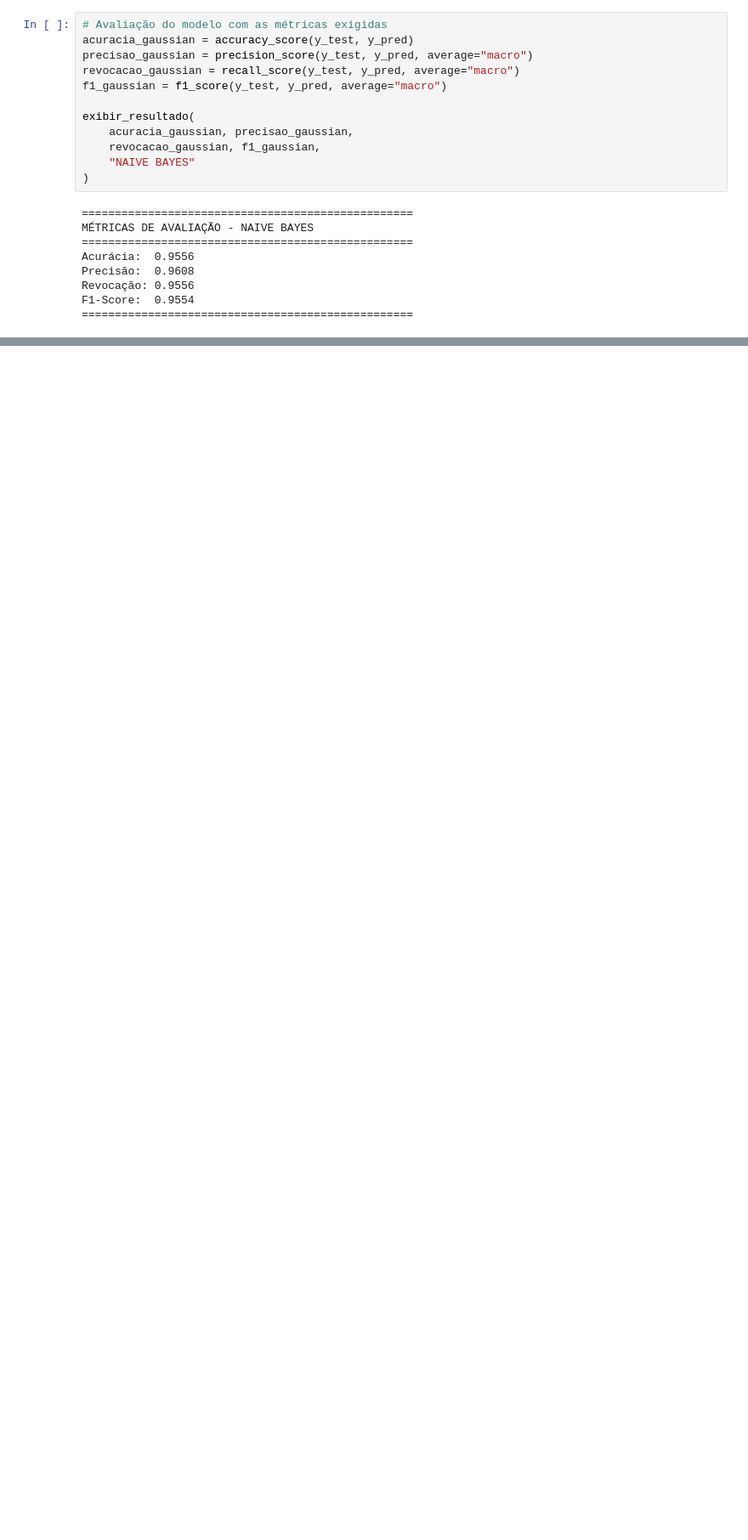
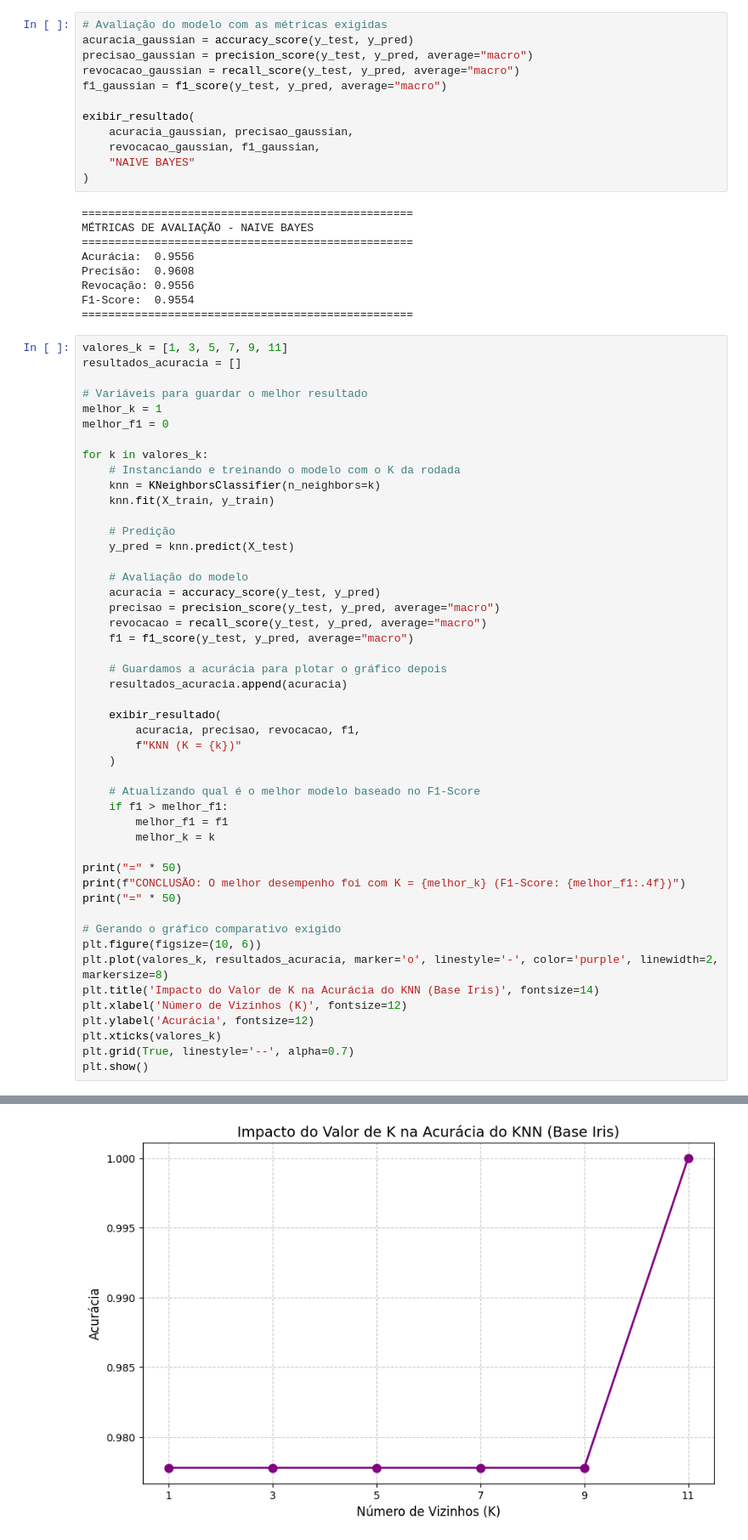
Before and after one commit to the-paiva/algoritmos_supervisionados, a Jupyter notebook: iris.ipynb, the cells around one changed output, grey strips where cells are left out. Shown at 85% size. Cells and saved outputs as stored; diff of their text form; blank space fills up the shorter version.

Commit message:
Adiciona o algoritmo KNN à base Iris

```diff
--- a/iris.ipynb
+++ b/iris.ipynb
@@ -127,3 +129,52 @@ Precisão:  0.9608
 Revocação: 0.9556
 F1-Score:  0.9554
 ==================================================
+# %%
+valores_k = [1, 3, 5, 7, 9, 11]
+resultados_acuracia = []
+
+# Variáveis para guardar o melhor resultado
+melhor_k = 1
+melhor_f1 = 0
+
+for k in valores_k:
+    # Instanciando e treinando o modelo com o K da rodada
+    knn = KNeighborsClassifier(n_neighbors=k)
+    knn.fit(X_train, y_train)
+
+    # Predição
+    y_pred = knn.predict(X_test)
+
+    # Avaliação do modelo
+    acuracia = accuracy_score(y_test, y_pred)
+    precisao = precision_score(y_test, y_pred, average="macro")
+    revocacao = recall_score(y_test, y_pred, average="macro")
+    f1 = f1_score(y_test, y_pred, average="macro")
+
+    # Guardamos a acurácia para plotar o gráfico depois
+    resultados_acuracia.append(acuracia)
+
+    exibir_resultado(
+        acuracia, precisao, revocacao, f1,
+        f"KNN (K = {k})"
+    )
+
+    # Atualizando qual é o melhor modelo baseado no F1-Score
+    if f1 > melhor_f1:
+        melhor_f1 = f1
+        melhor_k = k
+
+print("=" * 50)
+print(f"CONCLUSÃO: O melhor desempenho foi com K = {melhor_k} (F1-Score: {melhor_f1:.4f})")
+print("=" * 50)
+
+# Gerando o gráfico comparativo exigido
+plt.figure(figsize=(10, 6))
+plt.plot(valores_k, resultados_acuracia, marker='o', linestyle='-', color='purple', linewidth=2, markersize=8)
+plt.title('Impacto do Valor de K na Acurácia do KNN (Base Iris)', fontsize=14)
+plt.xlabel('Número de Vizinhos (K)', fontsize=12)
+plt.ylabel('Acurácia', fontsize=12)
+plt.xticks(valores_k)
+plt.grid(True, linestyle='--', alpha=0.7)
+plt.show()
+# %% [output]
@@ -129,0 +198 @@ F1-Score:  0.9554
+[figure, added]
```
Also changed, not shown: parts of 3 cells of this notebook.
